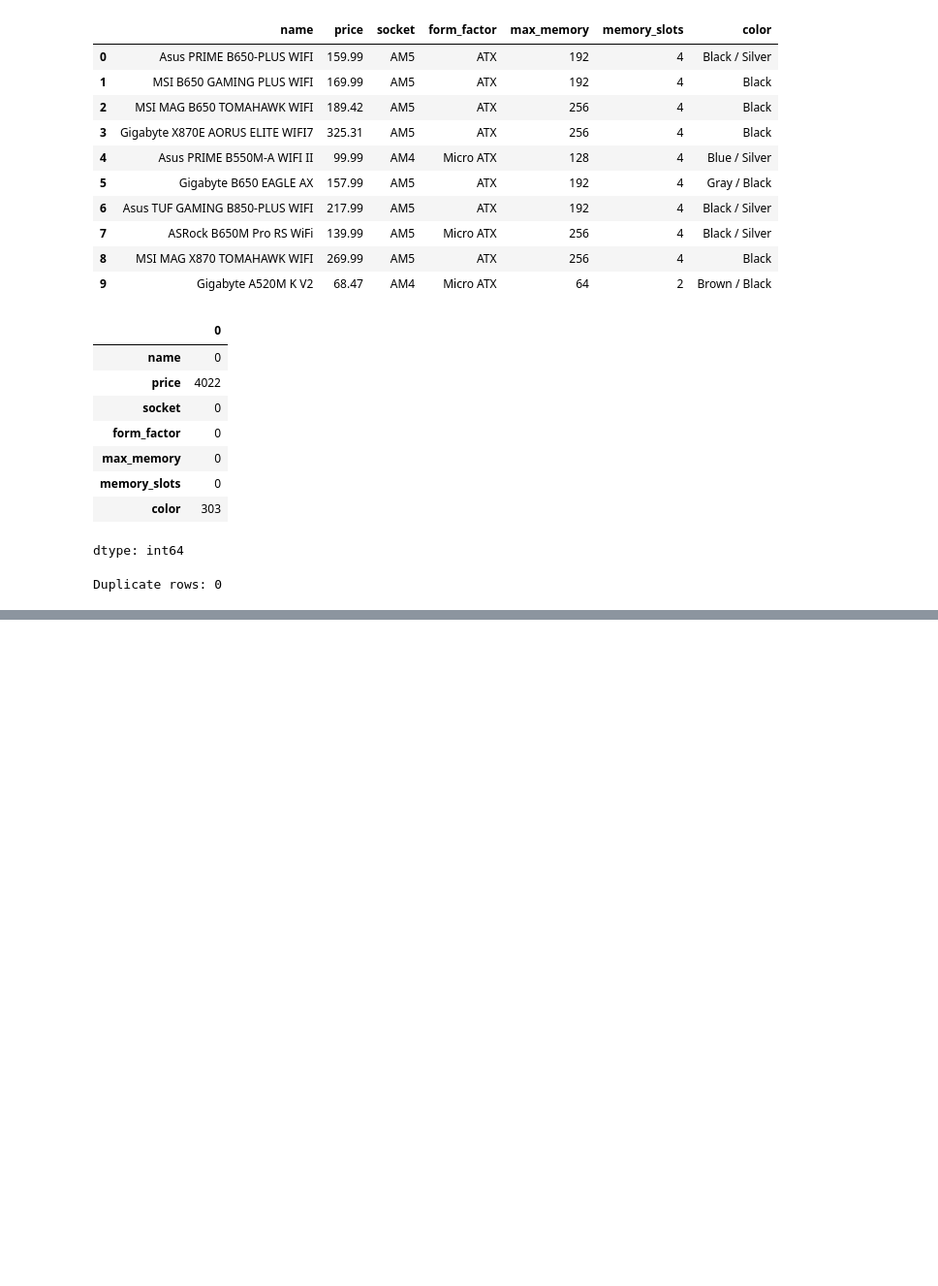
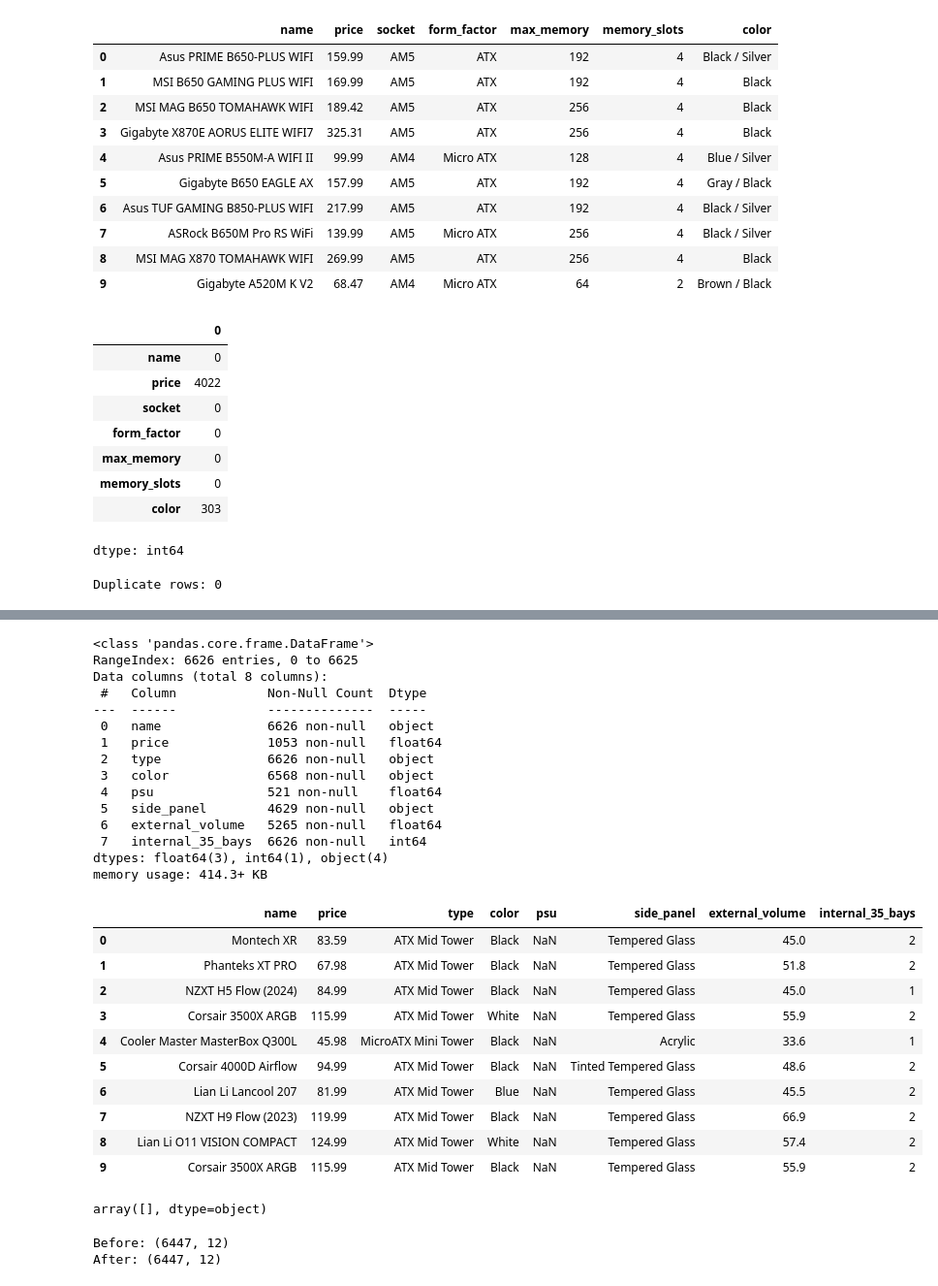
Before and after one commit to AbelKevinKipkosgei/pc-builder-model, a Jupyter notebook: pc_builder_cleaning.ipynb, the cells around one changed output, grey strips where cells are left out. Shown at 97% size. Cells and saved outputs as stored; diff of their text form; code cells hidden in the pictures; blank space fills up the shorter version.

```diff
--- a/pc_builder_cleaning.ipynb
+++ b/pc_builder_cleaning.ipynb
@@ -284,0 +813,65 @@ Duplicate rows: 0
+# %%
+# Load and first look
+df_case = pd.read_csv('/content/drive/MyDrive/pc_builder_project/case.csv')
+df_case.shape
+df_case.info()
+df_case.isnull().sum()
+df_case.head(10)
+# %% [output]
+<class 'pandas.core.frame.DataFrame'>
+RangeIndex: 6626 entries, 0 to 6625
+Data columns (total 8 columns):
+ #   Column            Non-Null Count  Dtype
+---  ------            --------------  -----
+ 0   name              6626 non-null   object
+ 1   price             1053 non-null   float64
+ 2   type              6626 non-null   object
+ 3   color             6568 non-null   object
+ 4   psu               521 non-null    float64
+ 5   side_panel        4629 non-null   object
+ 6   external_volume   5265 non-null   float64
+ 7   internal_35_bays  6626 non-null   int64
+dtypes: float64(3), int64(1), object(4)
+memory usage: 414.3+ KB
+|  | name | price | type | color | psu | side_panel | external_volume | internal_35_bays |
+| 0 | Montech XR | 83.59 | ATX Mid Tower | Black | NaN | Tempered Glass | 45.0 | 2 |
+| 1 | Phanteks XT PRO | 67.98 | ATX Mid Tower | Black | NaN | Tempered Glass | 51.8 | 2 |
+| 2 | NZXT H5 Flow (2024) | 84.99 | ATX Mid Tower | Black | NaN | Tempered Glass | 45.0 | 1 |
+| 3 | Corsair 3500X ARGB | 115.99 | ATX Mid Tower | White | NaN | Tempered Glass | 55.9 | 2 |
+| 4 | Cooler Master MasterBox Q300L | 45.98 | MicroATX Mini Tower | Black | NaN | Acrylic | 33.6 | 1 |
+| 5 | Corsair 4000D Airflow | 94.99 | ATX Mid Tower | Black | NaN | Tinted Tempered Glass | 48.6 | 2 |
+| 6 | Lian Li Lancool 207 | 81.99 | ATX Mid Tower | Blue | NaN | Tempered Glass | 45.5 | 2 |
+| 7 | NZXT H9 Flow (2023) | 119.99 | ATX Mid Tower | Black | NaN | Tempered Glass | 66.9 | 2 |
+| 8 | Lian Li O11 VISION COMPACT | 124.99 | ATX Mid Tower | White | NaN | Tempered Glass | 57.4 | 2 |
+| 9 | Corsair 3500X ARGB | 115.99 | ATX Mid Tower | Black | NaN | Tempered Glass | 55.9 | 2 |
+# %%
+gpu_clearance_estimate = {
+    'ATX Full Tower': 400,
+    'ATX Mid Tower': 350,
+    'ATX Mini Tower': 320,
+    'ATX Desktop': 300,
+    'ATX Test Bench': 450,
+    'MicroATX Mid Tower': 330,
+    'MicroATX Mini Tower': 300,
+    'MicroATX Desktop': 280,
+    'MicroATX Slim': 240,
+    'Mini ITX Tower': 320,
+    'Mini ITX Desktop': 280,
+    'Mini ITX Test Bench': 400,
+    'HTPC': 250,
+}
+
+df_case['estimated_max_gpu_length'] = df_case['type'].map(gpu_clearance_estimate)
+df_case['is_estimated_gpu_clearance'] = True
+
+df_case[df_case['estimated_max_gpu_length'].isnull()]['type'].unique()
+# %% [output]
+array([], dtype=object)
+# %%
+# Drop duplicates
+print("Before:", df_case.shape)
+df_case = df_case.drop_duplicates()
+print("After:", df_case.shape)
+# %% [output]
+Before: (6447, 12)
+After: (6447, 12)
```
Also changed, not shown: parts of 81 cells of this notebook.
